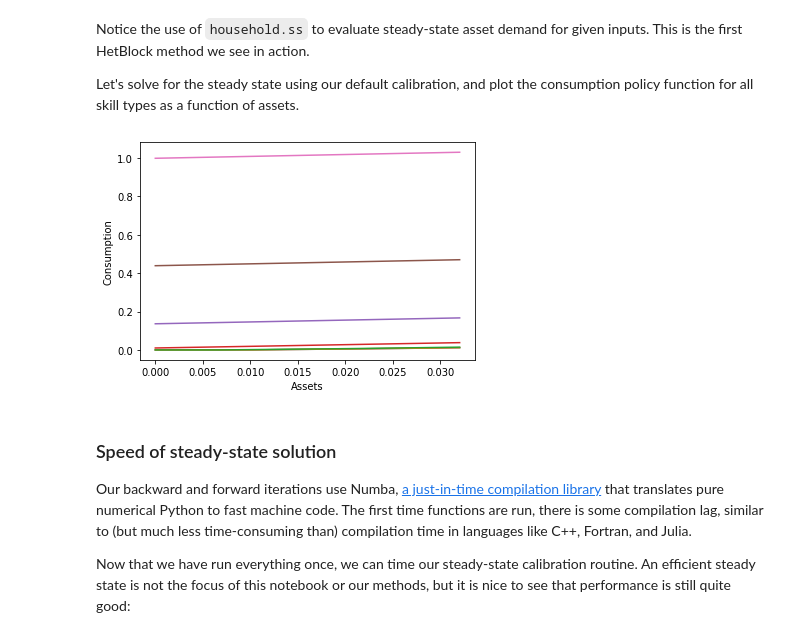
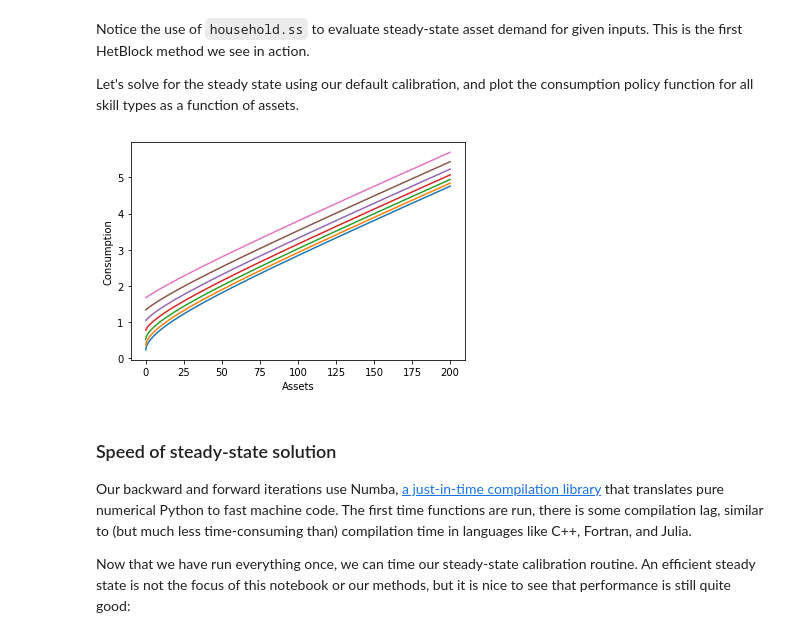
Before and after one commit to shade-econ/sequence-jacobian, a Jupyter notebook: notebooks/krusell_smith.ipynb, the cells around one changed output. Drawn from its saved outputs; the diff is of its cells as text; code cells hidden in the pictures.

```diff
--- a/notebooks/krusell_smith.ipynb
+++ b/notebooks/krusell_smith.ipynb
@@ -116,3 +124,29 @@ As its name suggests, HetBlock is a general class of heterogeneous-agent blocks
+# %%
+@simple
+def firm(K, L, Z, alpha, delta):
+    r = alpha * Z * (K(-1) / L) ** (alpha-1) - delta
+    w = (1 - alpha) * Z * (K(-1) / L) ** alpha
+    Y = Z * K(-1) ** alpha * L ** (1 - alpha)
+    return r, w, Y
+
+
+@simple
+def mkt_clearing(K, A, Y, C, delta):
+    asset_mkt = A - K
+    goods_mkt = Y - C - delta * K
+    return asset_mkt, goods_mkt
+
+
+@simple
+def income_state_vars(rho, sigma, nS):
+    e_grid, _, Pi = utils.discretize.markov_rouwenhorst(rho=rho, sigma=sigma, N=nS)
+    return e_grid, Pi
+
+
+@simple
+def asset_state_vars(amax, nA):
+    a_grid = utils.discretize.agrid(amax=amax, n=nA)
+    return a_grid
 # %% [markdown]
 <a id="2-calibration"></a>
 
@@ -181,14 +159,23 @@ def ks_ss(lb=0.98, ub=0.999, r=0.01, eis=1, delta=0.025, alpha=0.11, rho=0.966,
+# %%
+blocks = [household, firm, mkt_clearing, income_state_vars, asset_state_vars]
+ks_model = create_model(blocks, name="Krusell-Smith")
+
+calibration = {"eis": 1, "delta": 0.025, "alpha": 0.11, "rho": 0.966, "sigma": 0.5, "L": 1.0,
+               "nS": 7, "nA": 500, "amax": 200}
+unknowns_ss = {"beta": 0.98, "Z": 0.85, "K": 3.}
+targets_ss = {"r": 0.01, "Y": 1., "asset_mkt": 0.}
+
+ss = ks_model.solve_steady_state(calibration, unknowns_ss, targets_ss, solver="hybr")
 # %% [markdown]
 Notice the use of `household.ss` to evaluate steady-state asset demand for given inputs. This is the first HetBlock method we see in action.
 
 Let's solve for the steady state using our default calibration, and plot the consumption policy function for all skill types  as a function of assets.
 # %%
-ss = ks_ss()
-plt.plot(ss['a_grid'][:10], ss['a'][:, :10].T)
+plt.plot(ss["a_grid"], ss.internal["household"]["c"].T)
 plt.xlabel('Assets'), plt.ylabel('Consumption')
 plt.show()
 # %% [output]
-[figure, old version]
+[figure, new version]
 # %% [markdown]
 ### Speed of steady-state solution
 Our backward and forward iterations use Numba, [a just-in-time compilation library](https://numba.pydata.org/numba-doc/dev/user/5minguide.html) that translates pure numerical Python to fast machine code. The first time functions are run, there is some compilation lag, similar to (but much less time-consuming than) compilation time in languages like C++, Fortran, and Julia.
```
Also changed, not shown: parts of 37 cells of this notebook, 5 other files.
